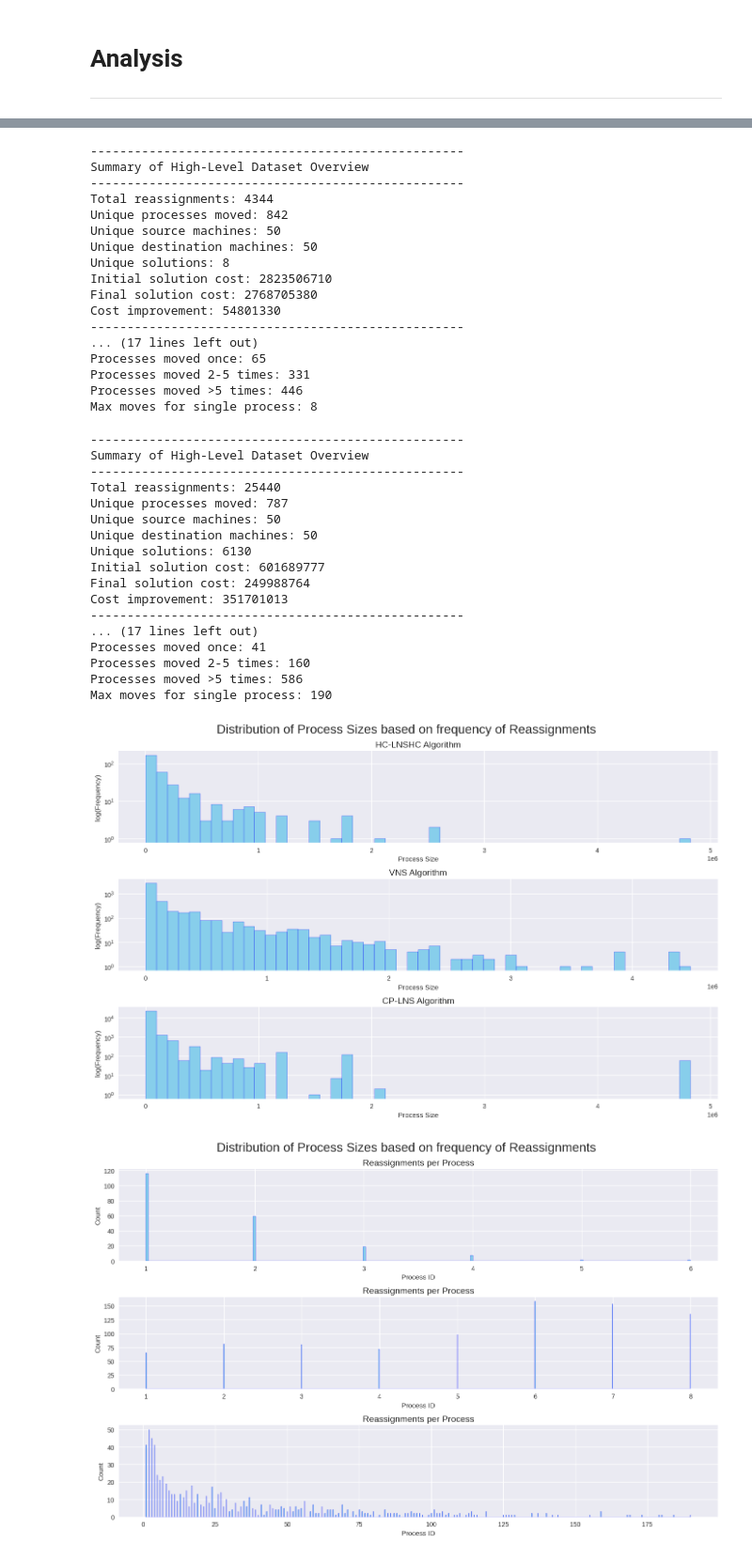
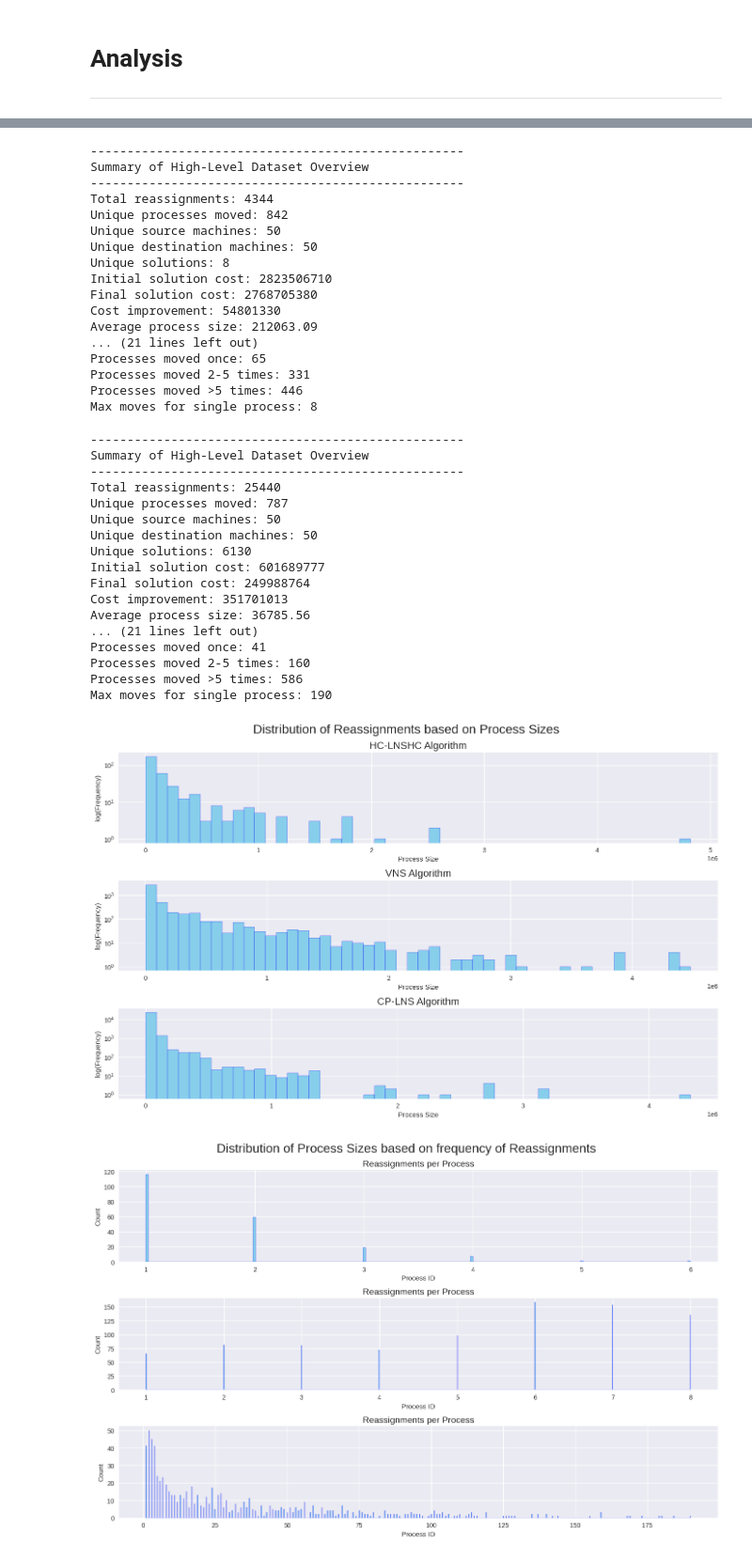
Before and after one commit to circleorange/mrp-approach-analysis, a Jupyter notebook: analysis/0_all_algorithms_general_analysis.ipynb, the cells around one changed output, grey strips where cells are left out. Shown at 94% size. Drawn from its saved outputs; the diff is of its cells as text; code cells hidden in the pictures.

```diff
--- a/analysis/0_all_algorithms_general_analysis.ipynb
+++ b/analysis/0_all_algorithms_general_analysis.ipynb
@@ -66,6 +66,15 @@ cplns_reassignments_df = pd.read_csv(
 )
 lookup = (
     hclns_reassignments_df[['ProcessID', 'ProcessSize']]
+    .drop_duplicates('ProcessID')
+    .set_index('ProcessID')['ProcessSize']
+)
+cplns_reassignments_df = cplns_reassignments_df.copy()
+cplns_reassignments_df['ProcessSize'] = cplns_reassignments_df['processId'].map(lookup)
+cplns_reassignments_df['ProcessSize'] = cplns_reassignments_df['ProcessSize'].fillna(0).astype(int)
+
+lookup = (
+    vns_reassignments_df[['ProcessID', 'ProcessSize']]
     .drop_duplicates('ProcessID')
     .set_index('ProcessID')['ProcessSize']
 )
@@ -110,6 +119,19 @@ def run_analysis_for_reassignments_dataset(df):
     print(f"Final solution cost: {df['SolutionCost'].iloc[-1]}")
     print(f"Cost improvement: {df['SolutionCost'].iloc[0] - df['SolutionCost'].iloc[-1]}")
 
+    # Additional metrics
+    print(f"Average process size: {df['ProcessSize'].mean():.2f}")
+
+    # Big process reassignments (threshold: process size > 2e6)
+    big_process_threshold = 2e6
+    big_process_reassignments = df[df['ProcessSize'] > big_process_threshold]
+    print(f"Big process reassignments (size > {big_process_threshold:.0e}): {len(big_process_reassignments)}")
+
+    # Reassignments per solution
+    reassignments_per_solution = df.groupby('SolutionId').size()
+    print(f"Reassignments per solution: {reassignments_per_solution.tolist()}")
+    print(f"Average reassignments per solution: {reassignments_per_solution.mean():.2f}")
+
     print(f"---------------------------------------------------")
     print("Analysis of Process Movements")
     print("---------------------------------------------------")
@@ -171,8 +193,8 @@ Unique solutions: 8
 Initial solution cost: 2823506710
 Final solution cost: 2768705380
 Cost improvement: 54801330
----------------------------------------------------
-... (17 lines left out)
+Average process size: 212063.09
+... (21 lines left out)
 Processes moved once: 65
 Processes moved 2-5 times: 331
 Processes moved >5 times: 446
@@ -191,8 +213,8 @@ Unique solutions: 6130
 Initial solution cost: 601689777
 Final solution cost: 249988764
 Cost improvement: 351701013
----------------------------------------------------
-... (17 lines left out)
+Average process size: 36785.56
+... (21 lines left out)
 Processes moved once: 41
 Processes moved 2-5 times: 160
 Processes moved >5 times: 586
@@ -200,37 +222,37 @@ Max moves for single process: 190
 # %%
 n_plots = 3
 h_plot  = 3
 
 fig, axs = plt.subplots(n_plots, 1, figsize=(14, n_plots*h_plot))
-fig.suptitle("Distribution of Process Sizes based on frequency of Reassignments", fontsize=20)
+fig.suptitle("Distribution of Reassignments based on Process Sizes", fontsize=20)
 
 axs = axs.flatten()
 
 idx = 0
 axs[idx].hist(hclns_reassignments_df['ProcessSize'], bins=50, color='skyblue', edgecolor='blue')
-axs[idx].set_title("HC-LNSHC Algorithm", fontsize=14)
+axs[idx].set_title("HC-LNSHC Algorithm", fontsize=16)
 axs[idx].set_xlabel('Process Size')
 
 idx = 1
 axs[idx].hist(vns_reassignments_df['ProcessSize'], bins=50, color='skyblue', edgecolor='blue')
-axs[idx].set_title("VNS Algorithm", fontsize=14)
+axs[idx].set_title("VNS Algorithm", fontsize=16)
 axs[idx].set_xlabel('Process Size')
 
 
 idx = 2
 axs[idx].hist(cplns_reassignments_df['ProcessSize'], bins=50, color='skyblue', edgecolor='blue')
-axs[idx].set_title("CP-LNS Algorithm", fontsize=14)
+axs[idx].set_title("CP-LNS Algorithm", fontsize=16)
 axs[idx].set_xlabel('Process Size')
 
 for ax in fig.get_axes():
     ax.set_yscale('log')
     ax.set_ylabel('log(Frequency)')
     ax.margins(0.05)
     ax.grid(zorder=0)
 
 plt.tight_layout()
 # %% [output]
-[figure, old version]
+[figure, new version]
 # %%
 n_plots = 3
 h_plot  = 3
```
Also changed, not shown: parts of 27 cells of this notebook, 32 other files.
